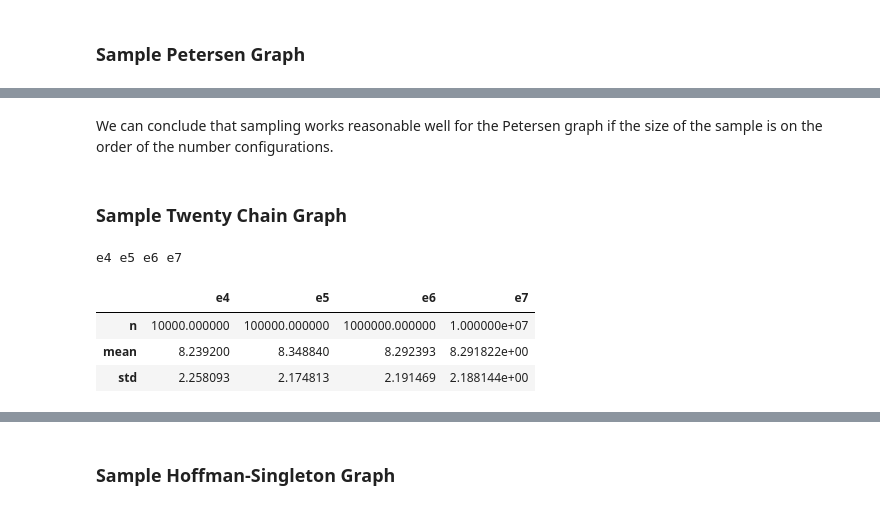
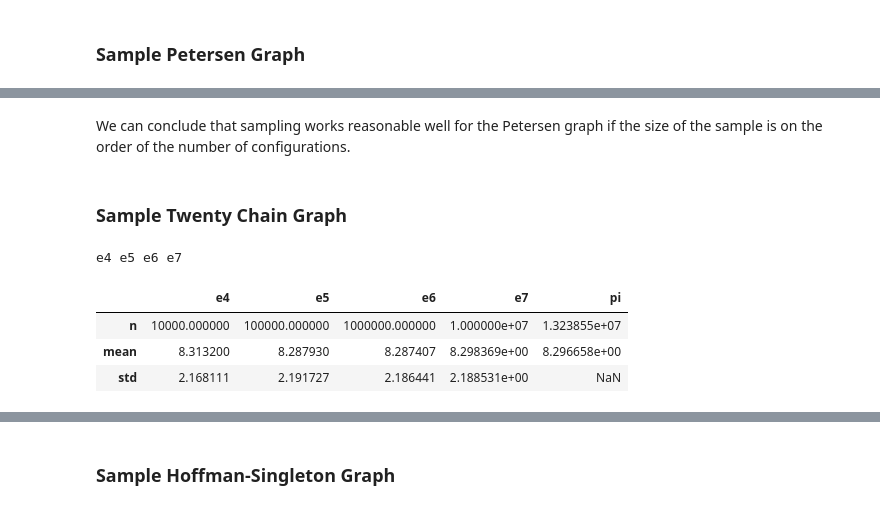
Before and after one commit to larskuhtz/ChainwebSimulations, a Jupyter notebook: Configurations.ipynb, the cells around one changed output, grey strips where cells are left out. Cells and saved outputs as stored; diff of their text form; code cells hidden in the pictures.

Commit message:
Update Configurations notebook

```diff
--- a/Configurations.ipynb
+++ b/Configurations.ipynb
@@ -315,10 +344,13 @@ def hash_conf(c : np.ndarray) -> int:
 # 2. check that the maximum entry for each row does not
 #    exceed the respective value for the row in c.
 
+
+type ChainId = int
+
 class HeightDifferenceVector(Implementation):
 
     @staticmethod
-    def mk_graph(graph):
+    def mk_graph(graph: ig.Graph):
         return mk_graph(graph)
 
     @staticmethod
@@ -330,7 +362,8 @@ class HeightDifferenceVector(Implementation):
         return init_conf1(g)
 
     @staticmethod
-    def minable(g, c):
+    def minable(g, c) -> list[ChainId]:
+        "return the chains that are minable in the given configuration"
         return (np.where(g, c, -c.shape[0]).max(axis=1) <= c).nonzero()[0]
         # slower
         # return (np.broadcast_to(c, g.shape).max(axis=1, where=(g == 1),initial = -c.shape[0]) <= c).nonzero()[0]
@@ -508,0 +639,2 @@ index=['Petersen', 'Twenty'],
+# %%
+sample = np.array(list(sample_mineable(graphs.D4K4, 10**7)))
@@ -596,14 +792,15 @@ twenty_confs.groupby('n')[['pi']].sum()
 We use the explicitly computed stationary distribution for the Petersen graph to validate how well distributions of configurations can be sampled.
 # %%
 # This code is probably not efficient for larger graphs
+# We should compute the statistics along the way
 def sample(g, n):
     c = HeightDifferenceVector.initial(g)
     r = np.zeros(n, dtype=np.uint64)
     for i in range(n):
         m = HeightDifferenceVector.minable(g, c)
         r[i] = len(m)
-        i = np.random.choice(m)
-        c = HeightDifferenceVector.mine(g, c, i)
+        cid = np.random.choice(m)
+        c = HeightDifferenceVector.mine(g, c, cid)
     return r
 # %%
 def run_samples(graph, ns):
@@ -640,16 +846,17 @@ plot_columns(petersen_hists)
 # %% [markdown]
-We can conclude that sampling works reasonable well for the Petersen graph if the size of the sample is on the order of the number configurations.
+We can conclude that sampling works reasonable well for the Petersen graph if the size of the sample is on the order of the number of configurations.
 # %% [markdown]
 ### Sample Twenty Chain Graph
 # %%
 twenty_hists, twenty_stats = run_samples(graphs.Twenty, [4,5,6,7])
+twenty_stats['pi'] = [len(twenty_confs['pi']), (twenty_confs['n'] * twenty_confs['pi']).sum(), np.NAN]
 twenty_stats
 # %% [output]
 e4 e5 e6 e7
-|  | e4 | e5 | e6 | e7 |
-| n | 10000.000000 | 100000.000000 | 1000000.000000 | 1.000000e+07 |
-| mean | 8.239200 | 8.348840 | 8.292393 | 8.291822e+00 |
-| std | 2.258093 | 2.174813 | 2.191469 | 2.188144e+00 |
+|  | e4 | e5 | e6 | e7 | pi |
+| n | 10000.000000 | 100000.000000 | 1000000.000000 | 1.000000e+07 | 1.323855e+07 |
+| mean | 8.313200 | 8.287930 | 8.287407 | 8.298369e+00 | 8.296658e+00 |
+| std | 2.168111 | 2.191727 | 2.186441 | 2.188531e+00 | NaN |
 # %%
 twenty_hists['pi'] = twenty_confs.groupby('n')['pi'].sum()
 plot_columns(twenty_hists)
```
Also changed, not shown: parts of 65 cells of this notebook.
